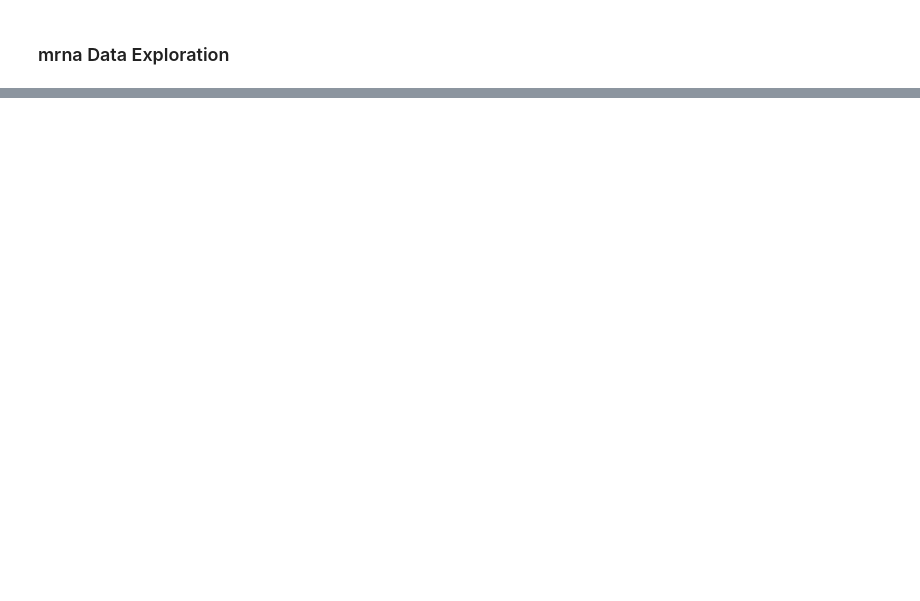
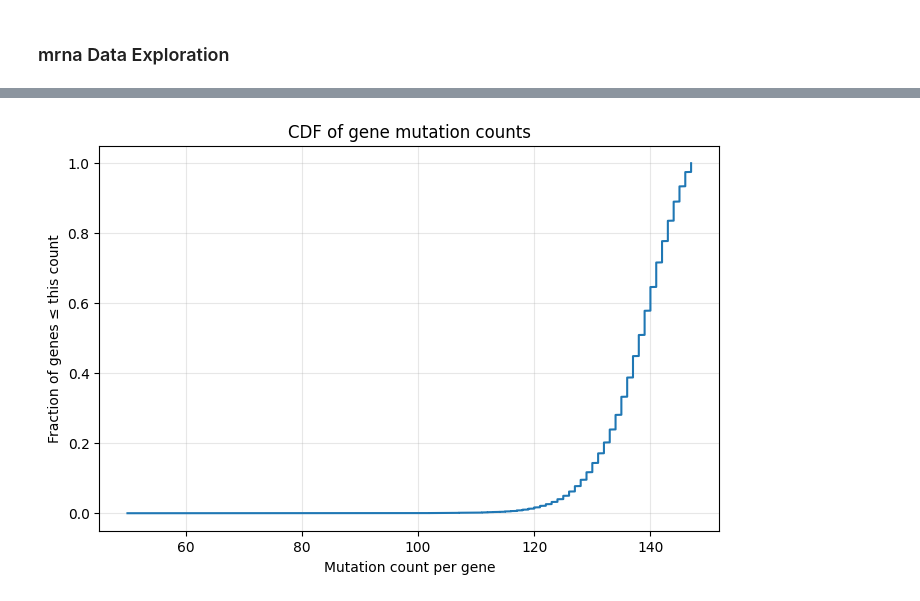
Before and after one commit to gchermside/UCEC_Recurrence, a Jupyter notebook: src/experimenting_with_preprocessing.ipynb, the cells around one changed output, grey strips where cells are left out. Drawn from its saved outputs; the diff is of its cells as text; code cells hidden in the pictures; blank space fills up the shorter version.

```diff
--- a/src/experimenting_with_preprocessing.ipynb
+++ b/src/experimenting_with_preprocessing.ipynb
@@ -649,0 +369,14 @@ Standard deviation stats:
+# %%
+mutation_counts = (mutation_df != 0).sum(axis=0)
+mutation_counts = mutation_counts.sort_values()
+print(mutation_counts.head(2000))
+print(mutation_counts.tail())
+
+
+plt.figure(figsize=(10, 5))
+plt.hist(mutation_counts, bins=50)
+plt.xlabel("Mutation Count per Gene (# patients mutated)")
+plt.ylabel("Number of Genes")
+plt.title("Distribution of Mutation Counts Across Genes")
+plt.grid(True, alpha=0.3)
+plt.show()
@@ -649,0 +432,16 @@ Standard deviation stats:
+# %%
+import numpy as np
+import matplotlib.pyplot as plt
+
+sorted_counts = np.sort(mutation_counts)
+cdf = np.arange(len(sorted_counts)) / len(sorted_counts)
+
+plt.figure(figsize=(8,5))
+plt.plot(sorted_counts, cdf)
+plt.xlabel("Mutation count per gene")
+plt.ylabel("Fraction of genes ≤ this count")
+plt.grid(True, alpha=0.3)
+plt.title("CDF of gene mutation counts")
+plt.show()
+# %% [output]
+[figure, added]
```
Also changed, not shown: parts of 21 cells of this notebook, 7 other files.
